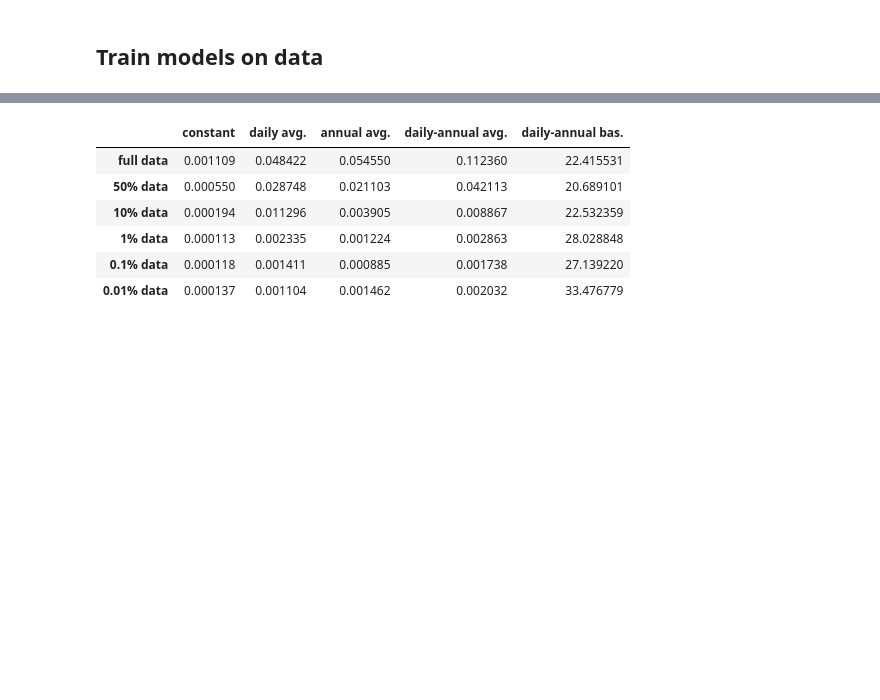
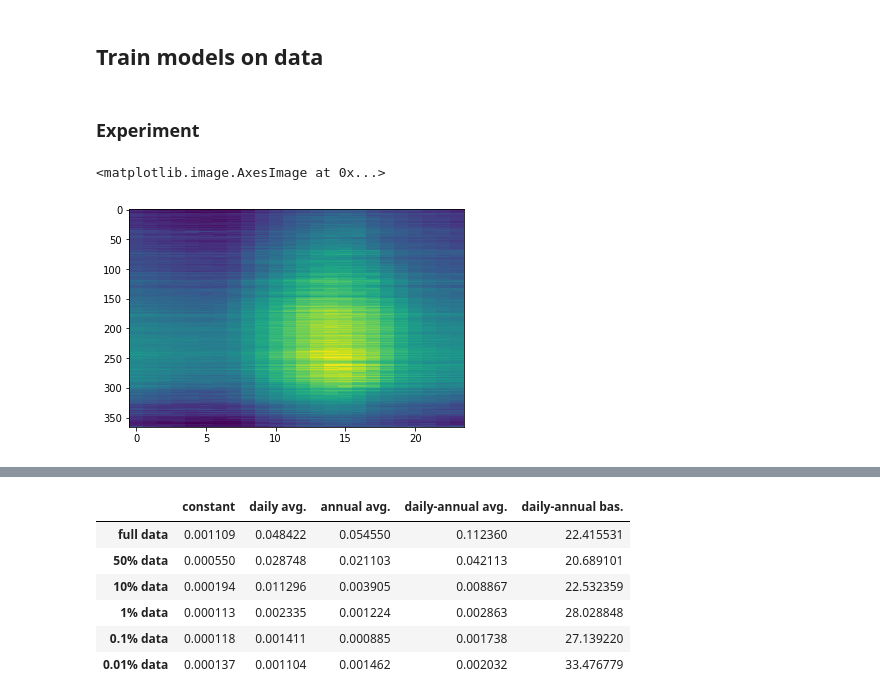
Before and after one commit to yowtzu/non_par_ts, a Jupyter notebook: examples/TemperatureSFO.ipynb, the cells around one changed output, grey strips where cells are left out. Drawn from its saved outputs; the diff is of its cells as text; code cells hidden in the pictures; blank space fills up the shorter version.

```diff
--- a/examples/TemperatureSFO.ipynb
+++ b/examples/TemperatureSFO.ipynb
@@ -51,0 +54,13 @@ pd.Series.fillna?
+# %% [markdown]
+### Experiment
+# %%
+data = pd.DataFrame(temperatures)
+
+data['dayofyear'] = data.index.dayofyear
+data['hour'] = data.index.hour
+# %%
+matrix = data[:].groupby(('dayofyear', 'hour')).mean().unstack().values
+plt.imshow(matrix, aspect='auto')
+# %% [output]
+<matplotlib.image.AxesImage at 0x...>
+[figure, added]
```
Also changed, not shown: parts of 18 cells of this notebook, 1 other file.
